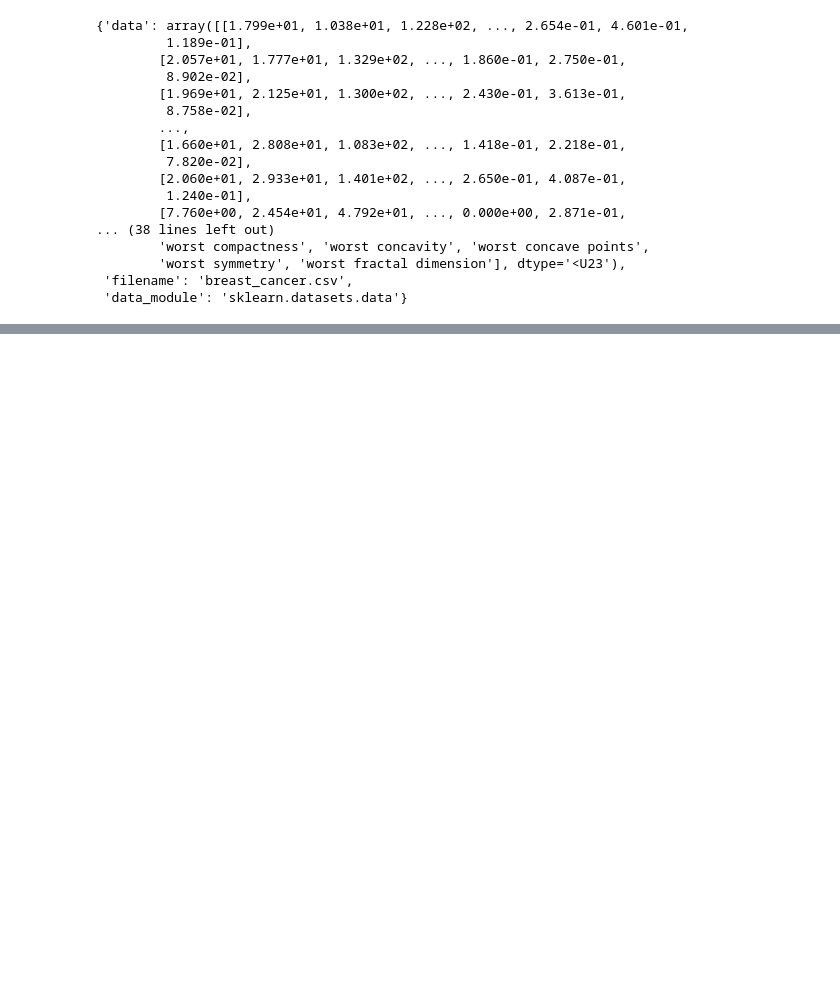
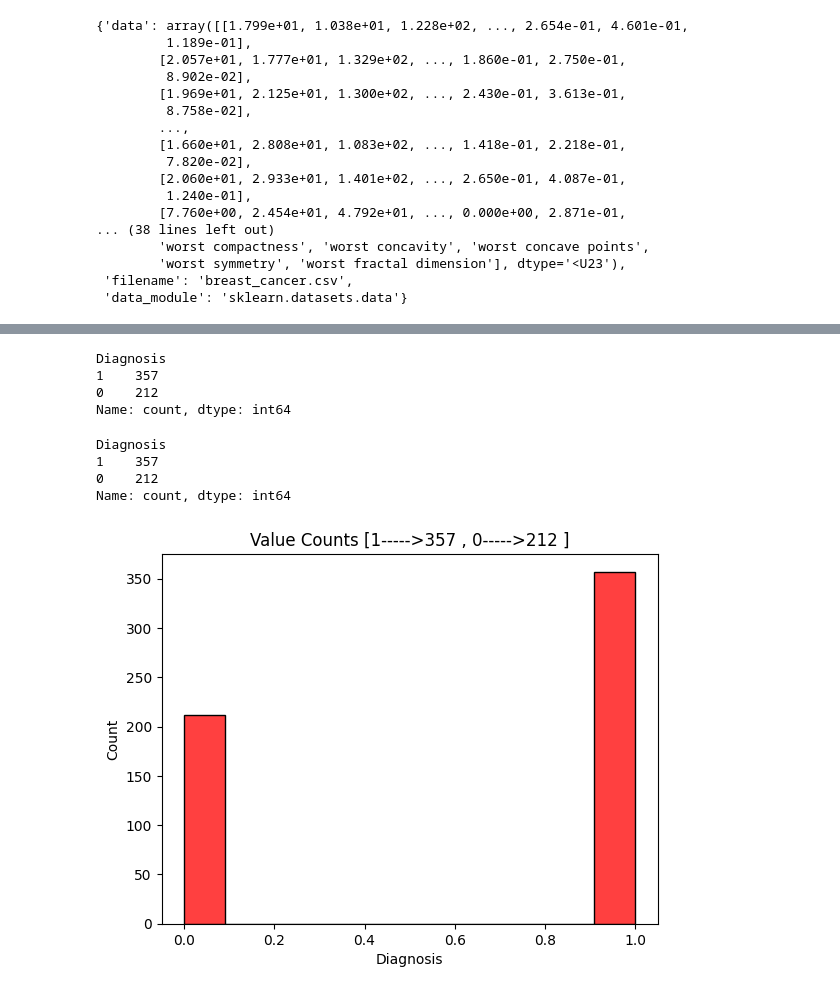
Before and after one commit to Abhishek4209/Breast-Cancer-project, a Jupyter notebook: notebook/EDA.ipynb, the cells around one changed output, grey strips where cells are left out. Cells and saved outputs as stored; diff of their text form; code cells hidden in the pictures; blank space fills up the shorter version.

```diff
--- a/notebook/EDA.ipynb
+++ b/notebook/EDA.ipynb
@@ -43,0 +113,20 @@ x
+# %%
+df["Diagnosis"].value_counts()
+# %% [output]
+Diagnosis
+1    357
+0    212
+Name: count, dtype: int64
+# %%
+df["Diagnosis"].value_counts()
+# %% [output]
+Diagnosis
+1    357
+0    212
+Name: count, dtype: int64
+# %%
+plt.title("Value Counts [1----->357 , 0----->212 ]")
+sns.histplot(df["Diagnosis"],color="red")
+plt.show()
+# %% [output]
+[figure, added]
```
Also changed, not shown: parts of 12 cells of this notebook, 8 other files.
